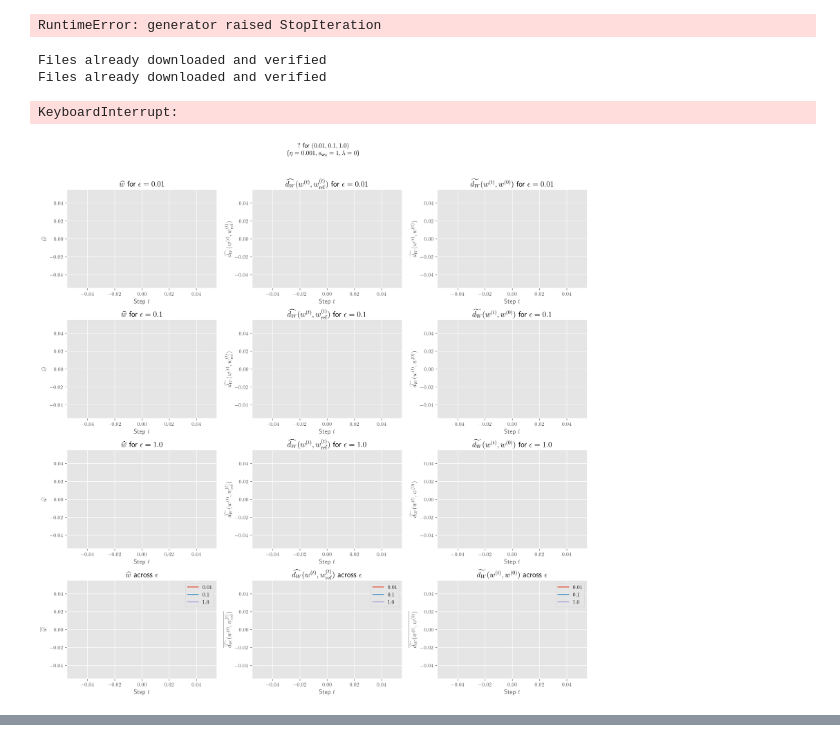
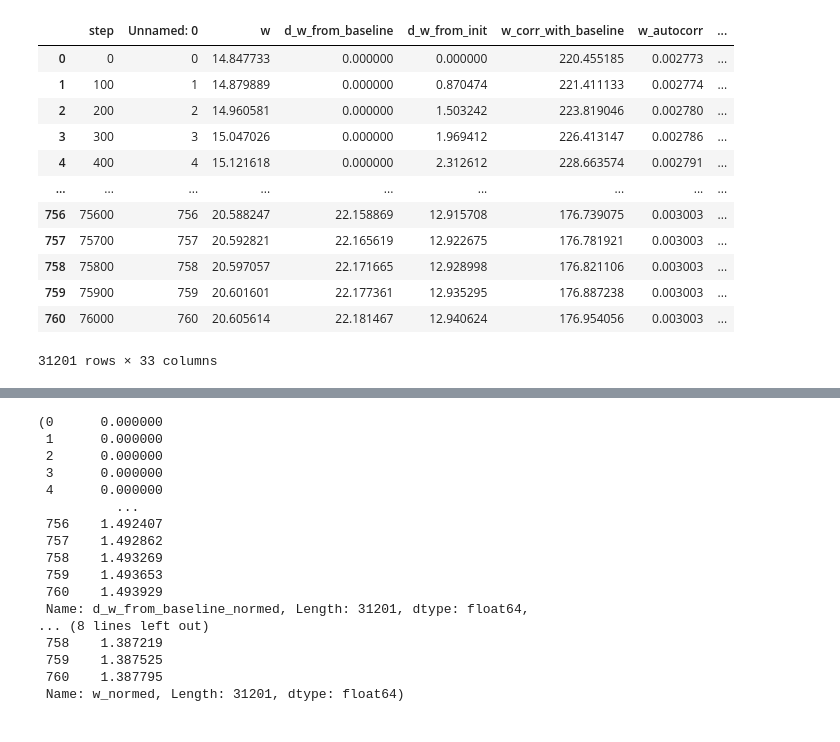
Before and after one commit to jqhoogland/serimats, a Jupyter notebook: paths/sandbox.ipynb, the cells around one changed output, grey strips where cells are left out. Saved outputs shown, nothing was run; the diff lists cells and outputs as text; code cells hidden in the pictures.

```diff
--- a/paths/sandbox.ipynb
+++ b/paths/sandbox.ipynb
@@ -100,17 +19,26 @@ plt.show()
-# %%
-ensembles = [ensemble for ensemble in make_ensembles(experiments)]
-# %% [output]
-RuntimeError: generator raised StopIteration
 # %%
-for ensemble in tqdm(make_ensembles(
-        [experiments[-1]],
-        logging_ivl=100,
-        plot_ivl=2000,
-        save_ivl=1000,
-    ), desc=""):
-    ensemble.train(n_epochs=10)
+ensemble = next(make_ensembles(
+    [experiments[0]],
+    logging_ivl=100,
+    plot_ivl=2000,
+    save_ivl=1000,
+))
+ensemble.load()
+df = ensemble.df()
+
+# df["d_w_from_baseline_normed"].plot()
+df
 # %% [output]
+|  | step | Unnamed: 0 | w | d_w_from_baseline | d_w_from_init | w_corr_with_baseline | w_autocorr | ... |
+| 0 | 0 | 0 | 14.847733 | 0.000000 | 0.000000 | 220.455185 | 0.002773 | ... |
+| 1 | 100 | 1 | 14.879889 | 0.000000 | 0.870474 | 221.411133 | 0.002774 | ... |
+| 2 | 200 | 2 | 14.960581 | 0.000000 | 1.503242 | 223.819046 | 0.002780 | ... |
+| 3 | 300 | 3 | 15.047026 | 0.000000 | 1.969412 | 226.413147 | 0.002786 | ... |
+| 4 | 400 | 4 | 15.121618 | 0.000000 | 2.312612 | 228.663574 | 0.002791 | ... |
+| ... | ... | ... | ... | ... | ... | ... | ... | ... |
+| 756 | 75600 | 756 | 20.588247 | 22.158869 | 12.915708 | 176.739075 | 0.003003 | ... |
+| 757 | 75700 | 757 | 20.592821 | 22.165619 | 12.922675 | 176.781921 | 0.003003 | ... |
+| 758 | 75800 | 758 | 20.597057 | 22.171665 | 12.928998 | 176.821106 | 0.003003 | ... |
+| 759 | 75900 | 759 | 20.601601 | 22.177361 | 12.935295 | 176.887238 | 0.003003 | ... |
+| 760 | 76000 | 760 | 20.605614 | 22.181467 | 12.940624 | 176.954056 | 0.003003 | ... |
-Files already downloaded and verified
-Files already downloaded and verified
+31201 rows × 33 columns
-KeyboardInterrupt:
-[figure, removed]
@@ -120,0 +45,20 @@ KeyboardInterrupt:
+# %%
+df["d_w_from_baseline_normed"], df["w_normed"]
+# %% [output]
+(0      0.000000
+ 1      0.000000
+ 2      0.000000
+ 3      0.000000
+ 4      0.000000
+          ...
+ 756    1.492407
+ 757    1.492862
+ 758    1.493269
+ 759    1.493653
+ 760    1.493929
+ Name: d_w_from_baseline_normed, Length: 31201, dtype: float64,
+... (8 lines left out)
+ 758    1.387219
+ 759    1.387525
+ 760    1.387795
+ Name: w_normed, Length: 31201, dtype: float64)
```
Also changed, not shown: parts of 9 cells of this notebook, 10 other files.
